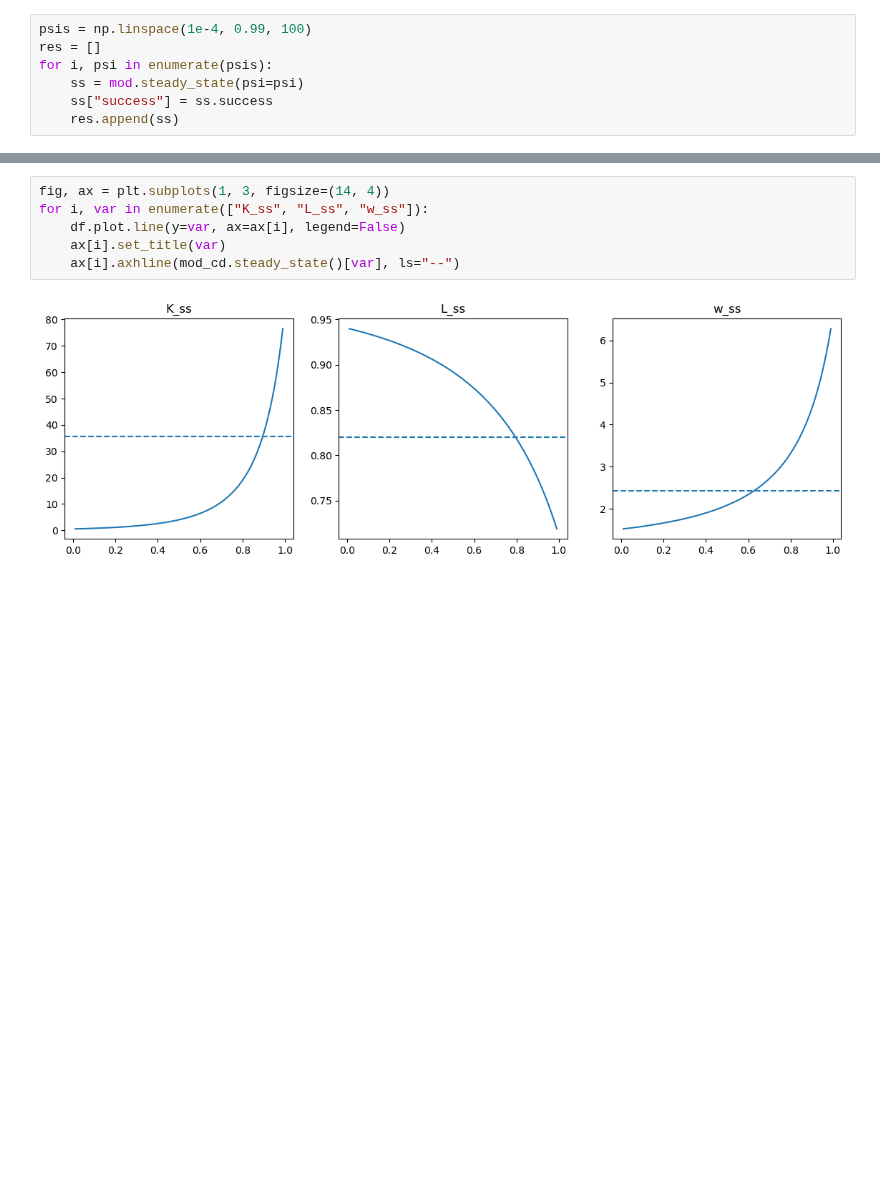
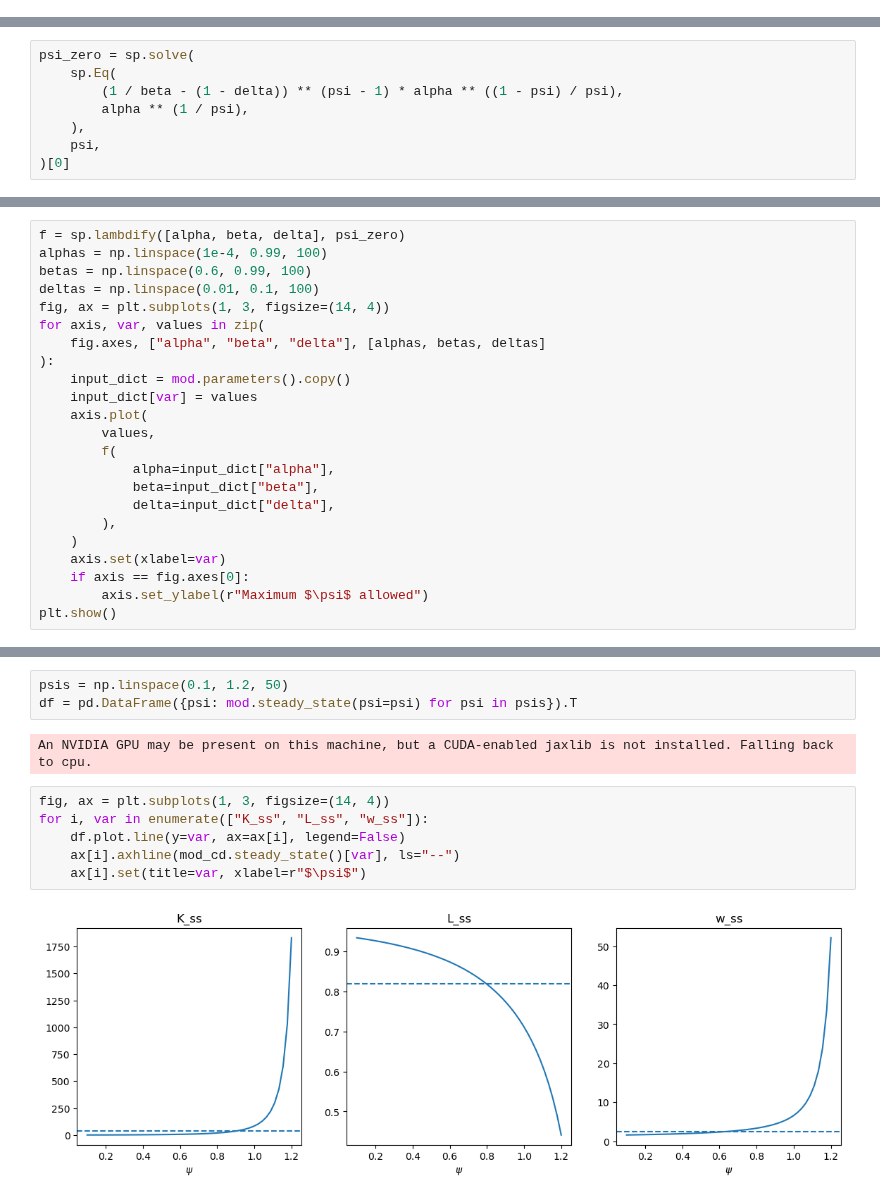
Before and after one commit to jessegrabowski/gEconpy, a Jupyter notebook: examples/Production Functions.ipynb, the cells around one changed output, grey strips where cells are left out. Drawn from its saved outputs; the diff is of its cells as text; blank space fills up the shorter version.

```diff
--- a/examples/Production Functions.ipynb
+++ b/examples/Production Functions.ipynb
@@ -65,7 +30,0 @@ mod.steady_state(psi=0.005)
-# %%
-psis = np.linspace(1e-4, 0.99, 100)
-res = []
-for i, psi in enumerate(psis):
-    ss = mod.steady_state(psi=psi)
-    ss["success"] = ss.success
-    res.append(ss)
@@ -76,0 +93,8 @@ df = pd.DataFrame(res, index=psis)
+# %%
+psi_zero = sp.solve(
+    sp.Eq(
+        (1 / beta - (1 - delta)) ** (psi - 1) * alpha ** ((1 - psi) / psi),
+        alpha ** (1 / psi),
+    ),
+    psi,
+)[0]
@@ -76,0 +105,23 @@ df = pd.DataFrame(res, index=psis)
+# %%
+f = sp.lambdify([alpha, beta, delta], psi_zero)
+alphas = np.linspace(1e-4, 0.99, 100)
+betas = np.linspace(0.6, 0.99, 100)
+deltas = np.linspace(0.01, 0.1, 100)
+fig, ax = plt.subplots(1, 3, figsize=(14, 4))
+for axis, var, values in zip(
+    fig.axes, ["alpha", "beta", "delta"], [alphas, betas, deltas]
+):
+    input_dict = mod.parameters().copy()
+    input_dict[var] = values
+    axis.plot(
+        values,
+        f(
+            alpha=input_dict["alpha"],
+            beta=input_dict["beta"],
+            delta=input_dict["delta"],
+        ),
+    )
+    axis.set(xlabel=var)
+    if axis == fig.axes[0]:
+        axis.set_ylabel(r"Maximum $\psi$ allowed")
+plt.show()
@@ -77,8 +134,13 @@ df = pd.DataFrame(res, index=psis)
+# %%
+psis = np.linspace(0.1, 1.2, 50)
+df = pd.DataFrame({psi: mod.steady_state(psi=psi) for psi in psis}).T
+# %% [output]
+An NVIDIA GPU may be present on this machine, but a CUDA-enabled jaxlib is not installed. Falling back to cpu.
 # %%
 fig, ax = plt.subplots(1, 3, figsize=(14, 4))
 for i, var in enumerate(["K_ss", "L_ss", "w_ss"]):
     df.plot.line(y=var, ax=ax[i], legend=False)
-    ax[i].set_title(var)
     ax[i].axhline(mod_cd.steady_state()[var], ls="--")
+    ax[i].set(title=var, xlabel=r"$\psi$")
 # %% [output]
-[figure, old version]
+[figure, new version]
```
Also changed, not shown: parts of 20 cells of this notebook.
